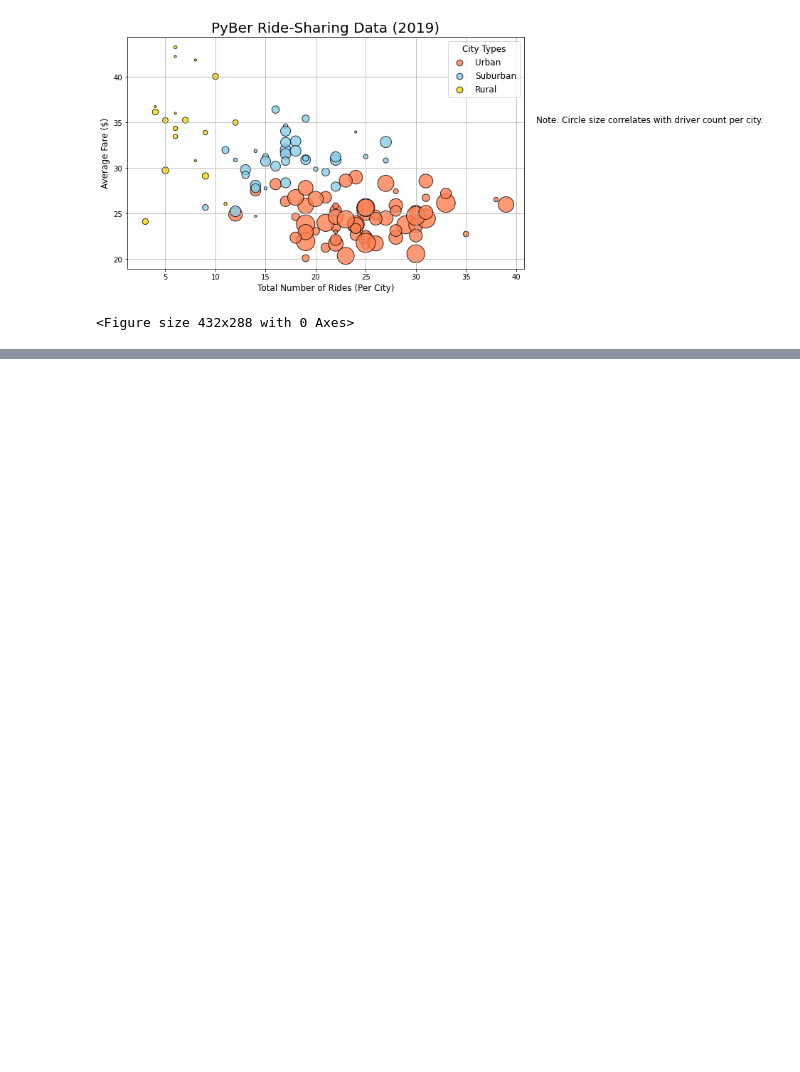
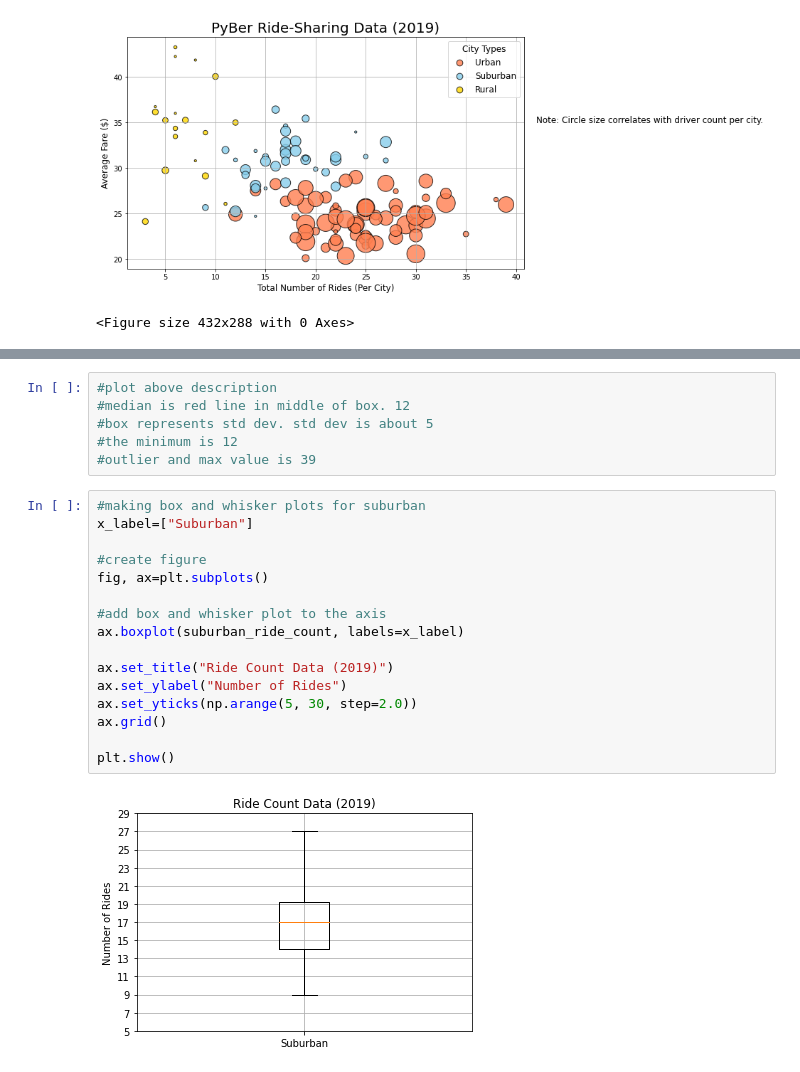
Before and after one commit to emjchou/PyBer_Analysis, a Jupyter notebook: PyBer.ipynb, the cells around one changed output, grey strips where cells are left out. Saved outputs shown, nothing was run; the diff lists cells and outputs as text; blank space fills up the shorter version.

```diff
--- a/PyBer.ipynb
+++ b/PyBer.ipynb
@@ -224,0 +458,24 @@ plt.savefig("analysis/Fig1.png")
+# %%
+#plot above description
+#median is red line in middle of box. 12
+#box represents std dev. std dev is about 5
+#the minimum is 12
+#outlier and max value is 39
+# %%
+#making box and whisker plots for suburban
+x_label=["Suburban"]
+
+#create figure
+fig, ax=plt.subplots()
+
+#add box and whisker plot to the axis
+ax.boxplot(suburban_ride_count, labels=x_label)
+
+ax.set_title("Ride Count Data (2019)")
+ax.set_ylabel("Number of Rides")
+ax.set_yticks(np.arange(5, 30, step=2.0))
+ax.grid()
+
+plt.show()
+# %% [output]
+[figure, added]
```
Also changed, not shown: parts of 31 cells of this notebook, 1 other file.
